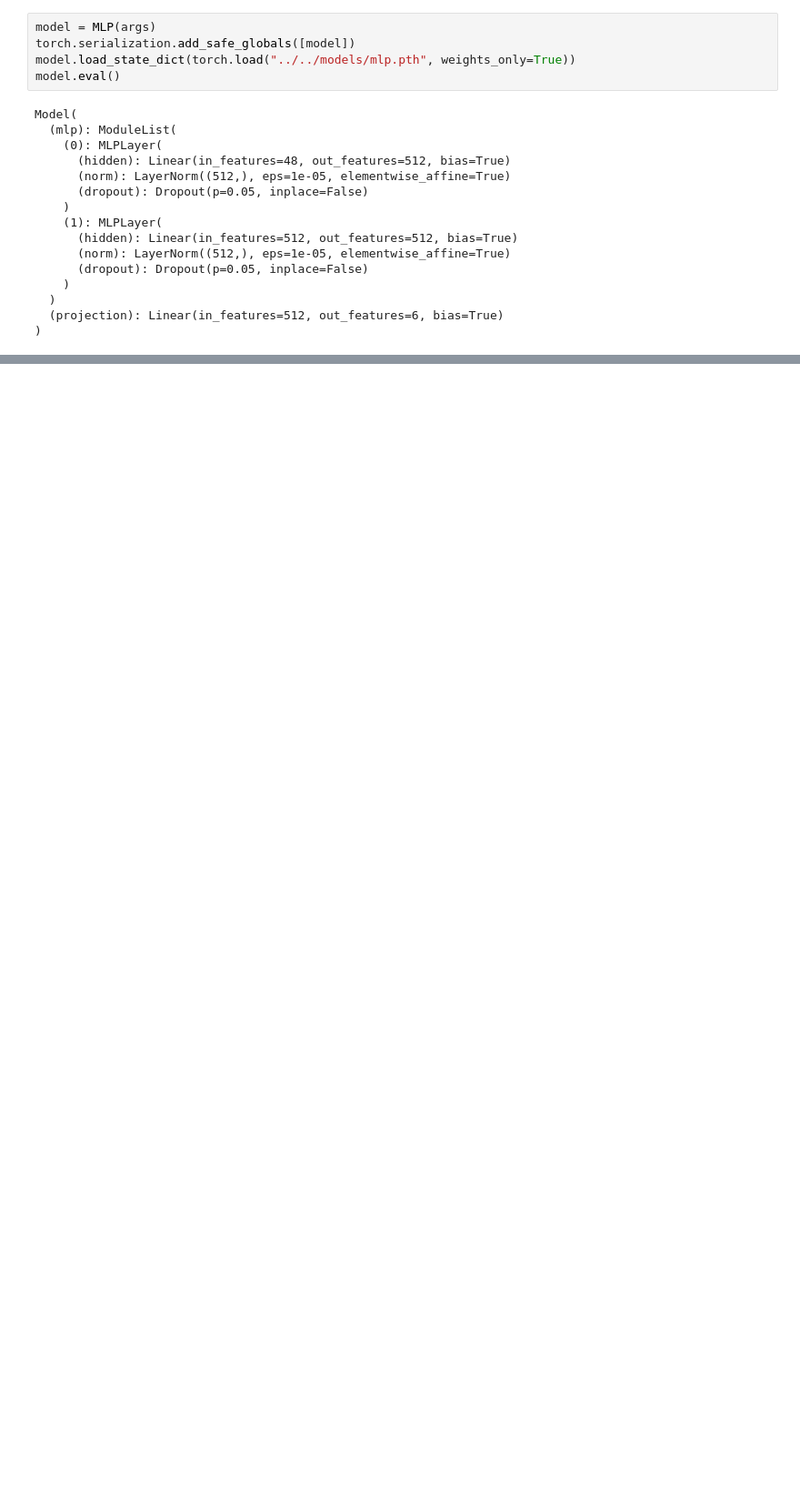
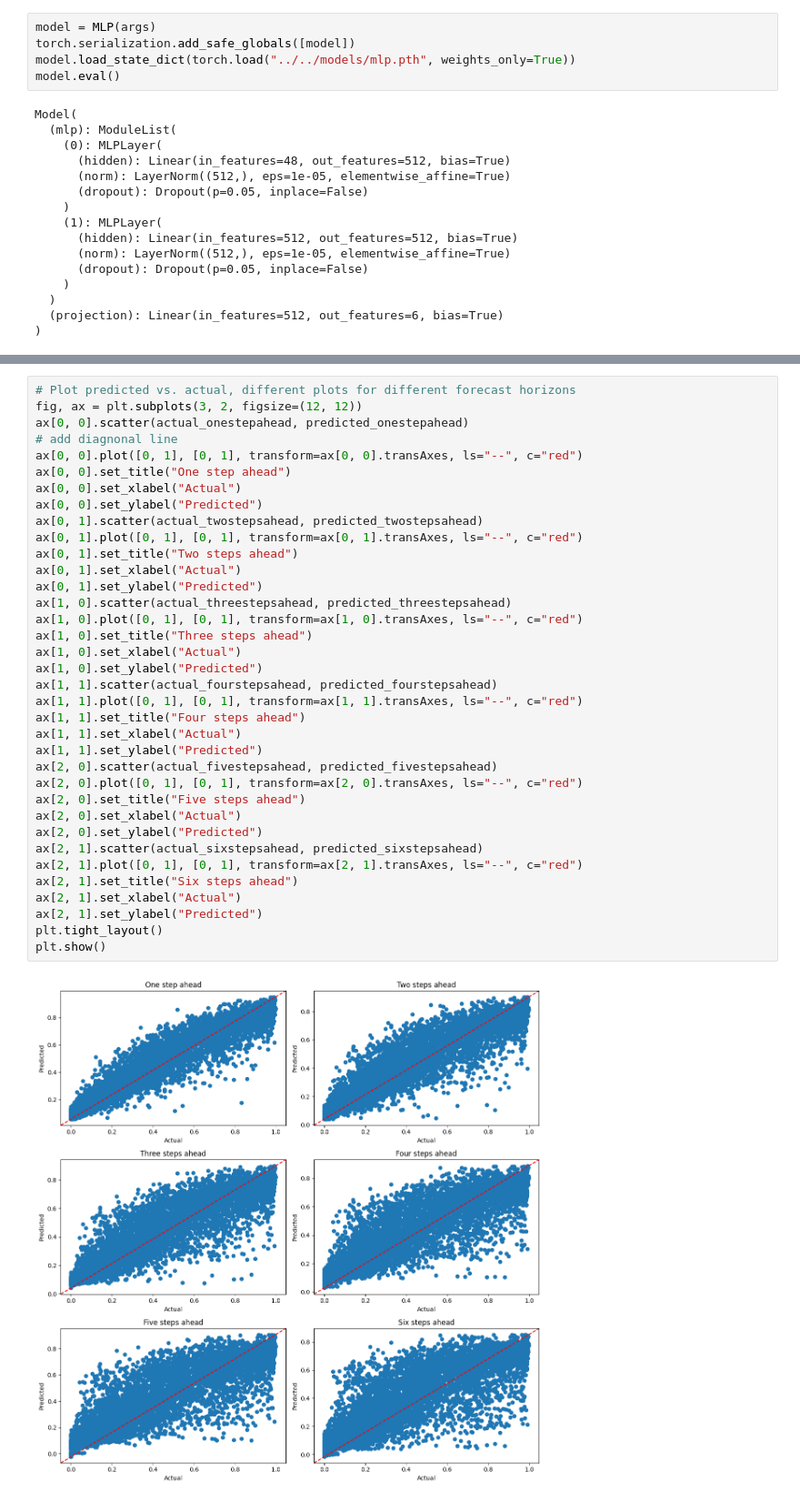
Before and after one commit to ber0i/e-SparX, a Jupyter notebook: usecases/wpf/src/results/visualize_forecasts.ipynb, the cells around one changed output, grey strips where cells are left out. Shown at 91% size. Saved outputs shown, nothing was run; the diff lists cells and outputs as text; blank space fills up the shorter version.

```diff
--- a/usecases/wpf/src/results/visualize_forecasts.ipynb
+++ b/usecases/wpf/src/results/visualize_forecasts.ipynb
@@ -120,0 +142,38 @@ plt.show()
+# %%
+# Plot predicted vs. actual, different plots for different forecast horizons
+fig, ax = plt.subplots(3, 2, figsize=(12, 12))
+ax[0, 0].scatter(actual_onestepahead, predicted_onestepahead)
+# add diagnonal line
+ax[0, 0].plot([0, 1], [0, 1], transform=ax[0, 0].transAxes, ls="--", c="red")
+ax[0, 0].set_title("One step ahead")
+ax[0, 0].set_xlabel("Actual")
+ax[0, 0].set_ylabel("Predicted")
+ax[0, 1].scatter(actual_twostepsahead, predicted_twostepsahead)
+ax[0, 1].plot([0, 1], [0, 1], transform=ax[0, 1].transAxes, ls="--", c="red")
+ax[0, 1].set_title("Two steps ahead")
+ax[0, 1].set_xlabel("Actual")
+ax[0, 1].set_ylabel("Predicted")
+ax[1, 0].scatter(actual_threestepsahead, predicted_threestepsahead)
+ax[1, 0].plot([0, 1], [0, 1], transform=ax[1, 0].transAxes, ls="--", c="red")
+ax[1, 0].set_title("Three steps ahead")
+ax[1, 0].set_xlabel("Actual")
+ax[1, 0].set_ylabel("Predicted")
+ax[1, 1].scatter(actual_fourstepsahead, predicted_fourstepsahead)
+ax[1, 1].plot([0, 1], [0, 1], transform=ax[1, 1].transAxes, ls="--", c="red")
+ax[1, 1].set_title("Four steps ahead")
+ax[1, 1].set_xlabel("Actual")
+ax[1, 1].set_ylabel("Predicted")
+ax[2, 0].scatter(actual_fivestepsahead, predicted_fivestepsahead)
+ax[2, 0].plot([0, 1], [0, 1], transform=ax[2, 0].transAxes, ls="--", c="red")
+ax[2, 0].set_title("Five steps ahead")
+ax[2, 0].set_xlabel("Actual")
+ax[2, 0].set_ylabel("Predicted")
+ax[2, 1].scatter(actual_sixstepsahead, predicted_sixstepsahead)
+ax[2, 1].plot([0, 1], [0, 1], transform=ax[2, 1].transAxes, ls="--", c="red")
+ax[2, 1].set_title("Six steps ahead")
+ax[2, 1].set_xlabel("Actual")
+ax[2, 1].set_ylabel("Predicted")
+plt.tight_layout()
+plt.show()
+# %% [output]
+[figure, added]
```
Also changed, not shown: parts of 7 cells of this notebook, 16 other files.
